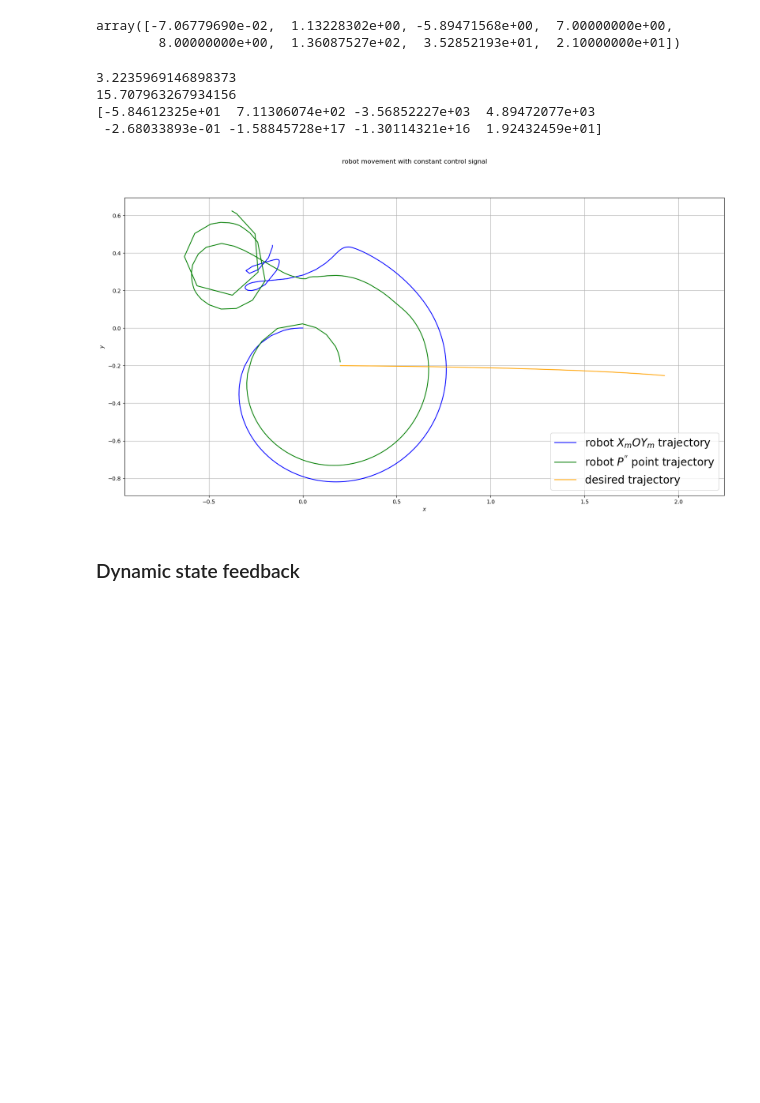
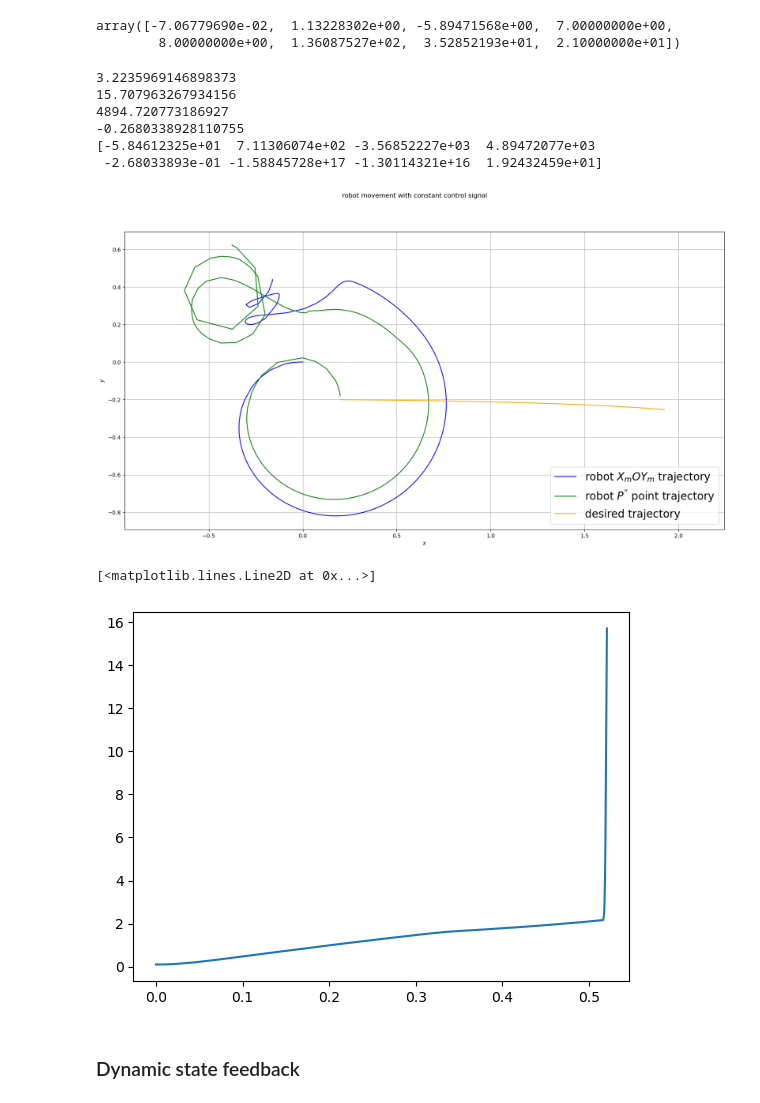
Before and after one commit to dvogureckiy99/TPandC, a Jupyter notebook: lab2.ipynb, the cells around one changed output. Saved outputs shown, nothing was run; the diff lists cells and outputs as text; code cells hidden in the pictures; blank space fills up the shorter version.

```diff
--- a/lab2.ipynb
+++ b/lab2.ipynb
@@ -284,7 +284,7 @@ right_hand_side(1,[1,2,3,1e-1,5,6,7,8])
 array([-7.06779690e-02,  1.13228302e+00, -5.89471568e+00,  7.00000000e+00,
         8.00000000e+00,  1.36087527e+02,  3.52852193e+01,  2.10000000e+01])
 # %%
-T = 2  #0.5117 # simulation time
+T = 5  #0.5117 # simulation time
 s0 = [0,0,-np.pi/2,0.1,0,0,0,0]
 sol = sp.integrate.solve_ivp(right_hand_side, [0, T], s0,method='RK23', dense_output=False,rtol=1e-2, atol=1e-4)
 # %%
@@ -299,32 +299,38 @@ print(z_traj[3][-1])
 print(z_traj[6][-1])
 print(z_traj[7][-1])
 print(right_hand_side(t[-1],[z_traj[0][-1],z_traj[1][-1],z_traj[2][-1],z_traj[3][-1],z_traj[4][-1],z_traj[5][-1],z_traj[6][-1],z_traj[7][-1]]))
 
 # computing z1
 z1_traj = np.array([]).reshape(3,0)
 for i in range(len(t)):
     z1_traj = np.hstack((z1_traj,fun_z(z_traj[0][i],z_traj[1][i],z_traj[2][i],z_traj[3][i],z_traj[4][i])))
 
 fig, ax = plt.subplots(1,1,figsize = (20,10))
 labels = ['robot $X_mOY_m$ trajectory','robot $P^{\'\'}$ point trajectory','desired trajectory']
 colours = ['b','g','orange']
 ax.plot(z_traj[0],z_traj[1],label=labels[0],color=colours[0])
 ax.plot(z1_traj[0],z1_traj[1],label=labels[1],color=colours[1])
 mult = 0.1
 ax.plot(x_des[:round((len(t_des)*mult))],y_des[:round((len(t_des)*mult))],label=labels[2],color=colours[2])
 
 fig.suptitle("robot movement with constant control signal")
 ax.set_xlabel("$x$")
 ax.set_ylabel("$y$")
 ax.grid(True)
 ax.legend(fontsize="20",loc='lower right')
 ax.axis('equal')
 plt.show()
+
+plt.plot(t,z_traj[3])
 # %% [output]
 3.2235969146898373
 15.707963267934156
+4894.720773186927
+-0.2680338928110755
 [-5.84612325e+01  7.11306074e+02 -3.56852227e+03  4.89472077e+03
  -2.68033893e-01 -1.58845728e+17 -1.30114321e+16  1.92432459e+01]
 [figure]
+[<matplotlib.lines.Line2D at 0x...>]
+[figure, added]
 # %% [markdown]
 ### Dynamic state feedback
```
